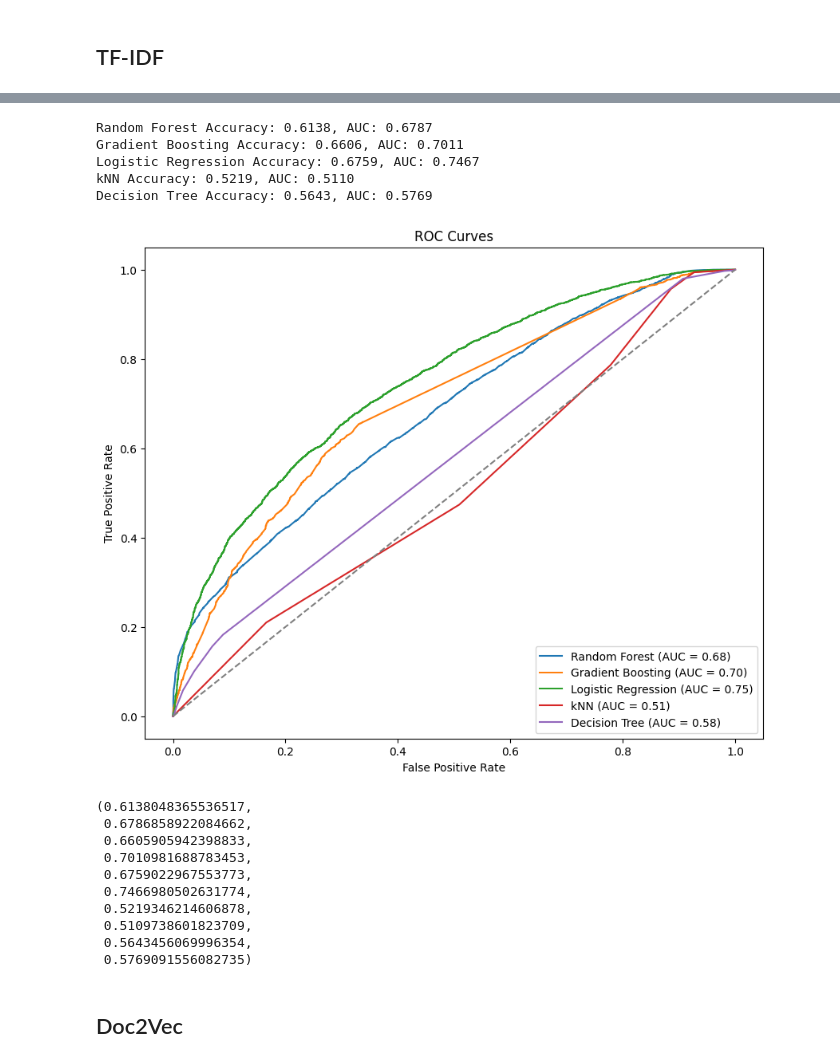
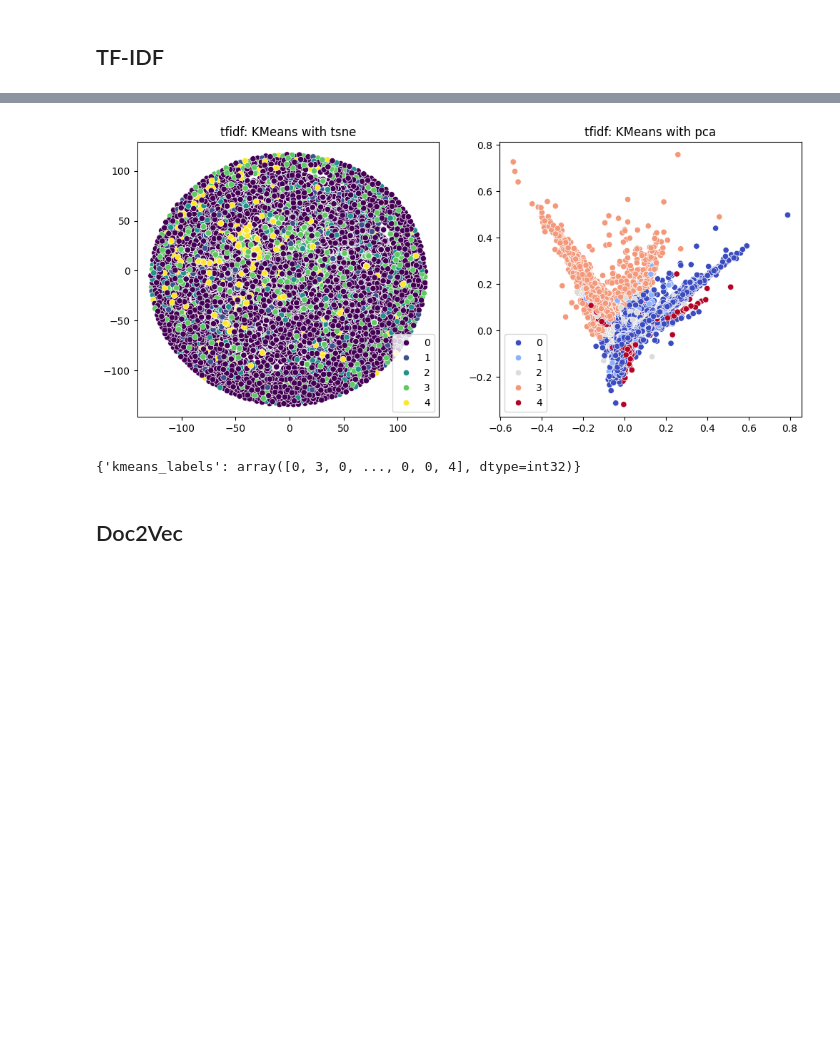
Before and after one commit to gracefujinaga/MSDS_453, a Jupyter notebook: hate_speech_detection.ipynb, the cells around one changed output, grey strips where cells are left out. Cells and saved outputs as stored; diff of their text form; code cells hidden in the pictures; blank space fills up the shorter version.

```diff
--- a/hate_speech_detection.ipynb
+++ b/hate_speech_detection.ipynb
@@ -507,22 +477,13 @@ cluster_embeddings(TFIDF_matrix)
-# %%
-classification_model(TFIDF_matrix, data['label'])
-# %% [output]
-Random Forest Accuracy: 0.6138, AUC: 0.6787
-Gradient Boosting Accuracy: 0.6606, AUC: 0.7011
-Logistic Regression Accuracy: 0.6759, AUC: 0.7467
-kNN Accuracy: 0.5219, AUC: 0.5110
-Decision Tree Accuracy: 0.5643, AUC: 0.5769
-[figure, removed]
-(0.6138048365536517,
- 0.6786858922084662,
- 0.6605905942398833,
- 0.7010981688783453,
- 0.6759022967553773,
- 0.7466980502631774,
- 0.5219346214606878,
- 0.5109738601823709,
- 0.5643456069996354,
- 0.5769091556082735)
+# %%
+Tfidf=TfidfVectorizer(ngram_range=(1,1))
+TFIDF_embeddings=Tfidf.fit_transform(data['cleaned_comment_string'].tolist())
+
+tfidf_matrix_df=pd.DataFrame(TFIDF_embeddings.toarray(), columns=Tfidf.get_feature_names_out(), index=data['label'].tolist())
+# %%
+cluster_embeddings("tfidf", TFIDF_embeddings, n_clusters=5)
+# %% [output]
+[figure, added]
+{'kmeans_labels': array([0, 3, 0, ..., 0, 0, 4], dtype=int32)}
 # %% [markdown]
 ## Doc2Vec
 # %%
```
Also changed, not shown: parts of 40 cells of this notebook, 1 other file.
